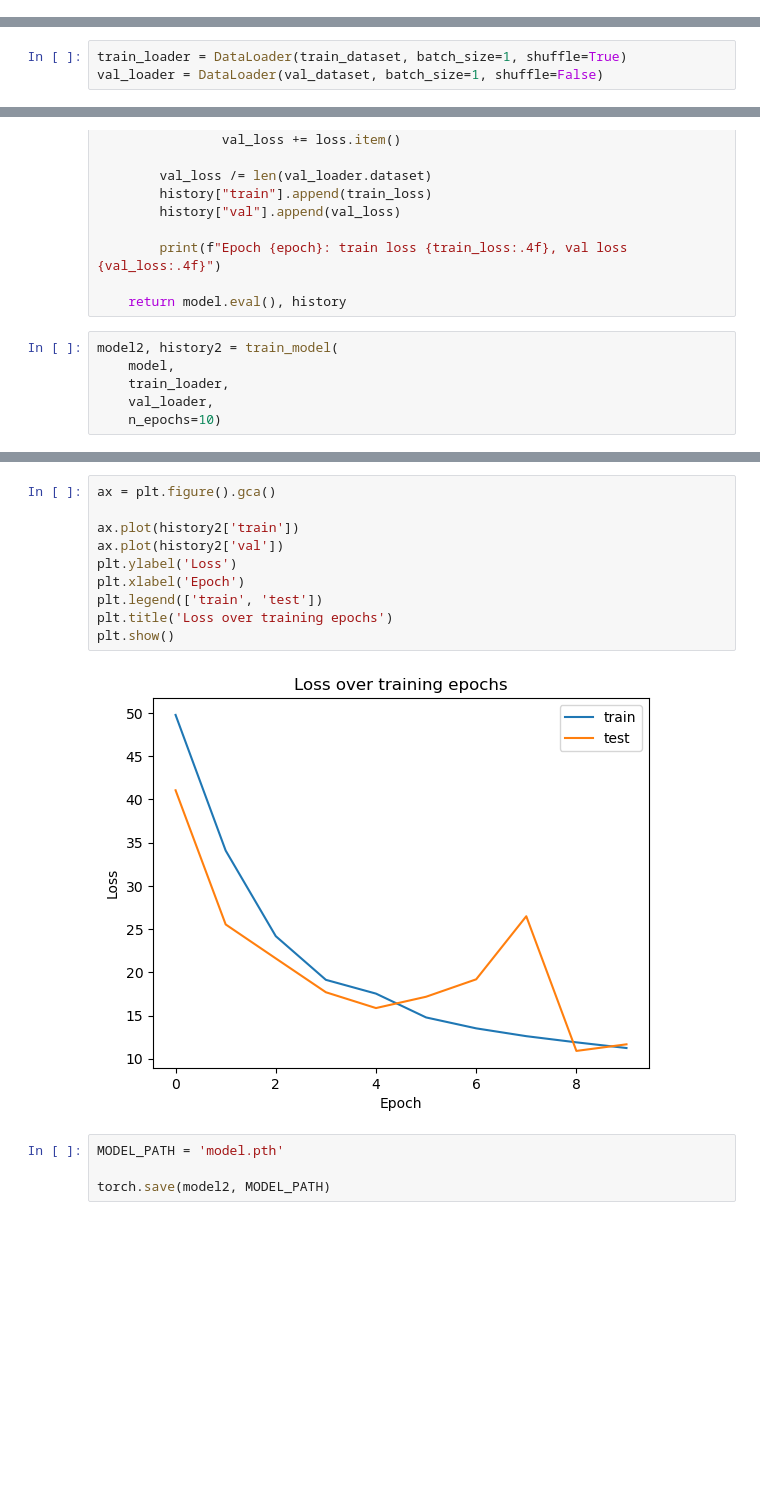
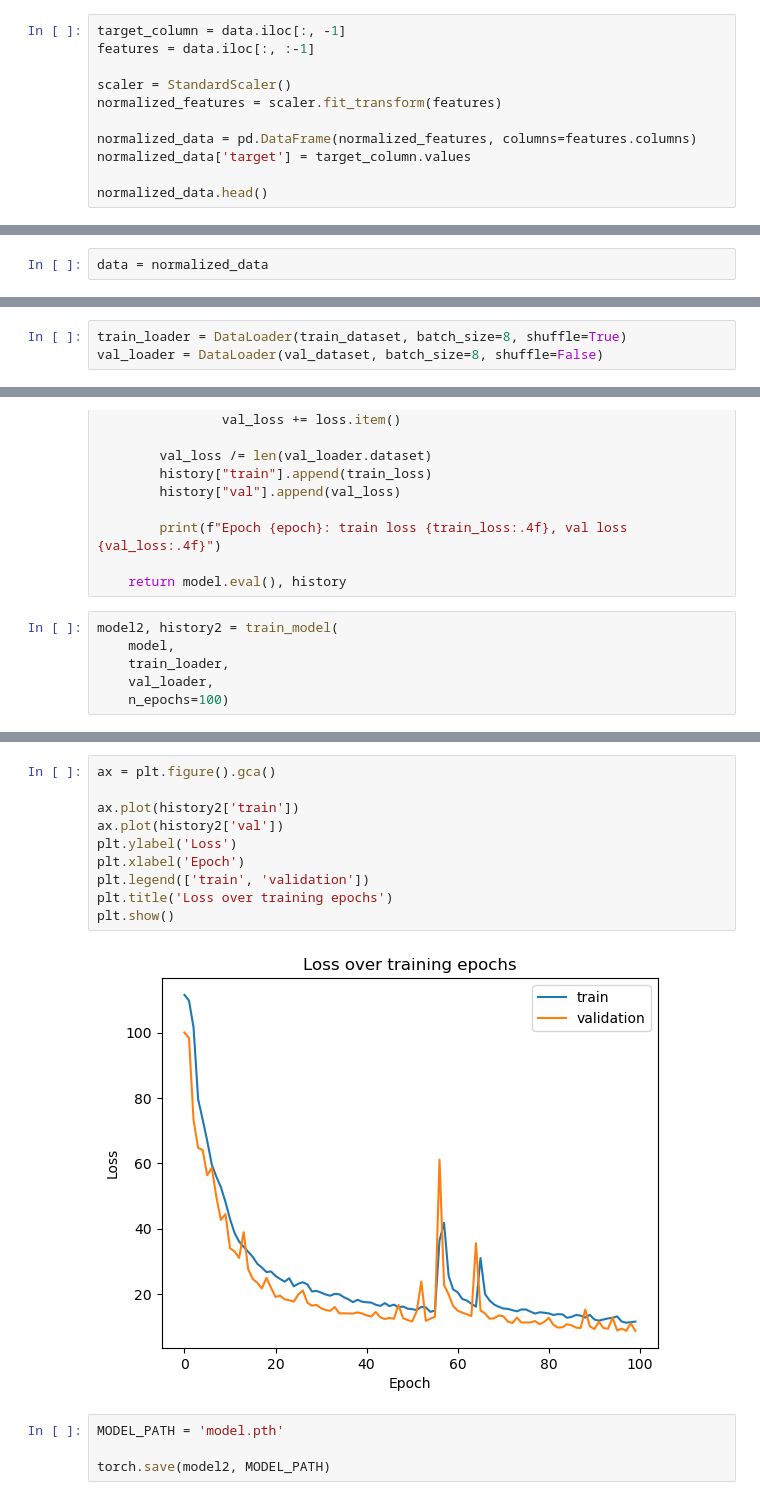
Before and after one commit to adam-langowski/Anomaly-Detection-in-ECG, a Jupyter notebook: anomaly_detection.ipynb, the cells around one changed output, grey strips where cells are left out. Cells and saved outputs as stored; diff of their text form; blank space fills up the shorter version.

Commit message:
normalised data and 100 epochs training

```diff
--- a/anomaly_detection.ipynb
+++ b/anomaly_detection.ipynb
@@ -174,0 +178,11 @@ plt.show()
+# %%
+target_column = data.iloc[:, -1]
+features = data.iloc[:, :-1]
+
+scaler = StandardScaler()
+normalized_features = scaler.fit_transform(features)
+
+normalized_data = pd.DataFrame(normalized_features, columns=features.columns)
+normalized_data['target'] = target_column.values
+
+normalized_data.head()
@@ -175,3 +218,5 @@ plt.show()
+# %%
+data = normalized_data
 # %% [markdown]
 - datasets:
 # %%
@@ -229,8 +274,8 @@ Validation dataset: 292 sequences, seq_len=140
 Test normal dataset: 292 sequences, seq_len=140
 Test anomaly dataset: 2081 sequences, seq_len=140
 # %%
-train_loader = DataLoader(train_dataset, batch_size=1, shuffle=True)
-val_loader = DataLoader(val_dataset, batch_size=1, shuffle=False)
+train_loader = DataLoader(train_dataset, batch_size=8, shuffle=True)
+val_loader = DataLoader(val_dataset, batch_size=8, shuffle=False)
 # %% [markdown]
 ### Autoencoder architecture
 # %%
@@ -326,5 +371,5 @@ model2, history2 = train_model(
     model,
     train_loader,
     val_loader,
-    n_epochs=10)
+    n_epochs=100)
 # %% [output]
@@ -341,15 +389,15 @@ Epoch 10: train loss 11.2433, val loss 11.6713
 # %%
 ax = plt.figure().gca()
 
 ax.plot(history2['train'])
 ax.plot(history2['val'])
 plt.ylabel('Loss')
 plt.xlabel('Epoch')
-plt.legend(['train', 'test'])
+plt.legend(['train', 'validation'])
 plt.title('Loss over training epochs')
 plt.show()
 # %% [output]
-[figure, old version]
+[figure, new version]
 # %%
 MODEL_PATH = 'model.pth'
 
```
Also changed, not shown: parts of 5 cells of this notebook, 1 other file.
